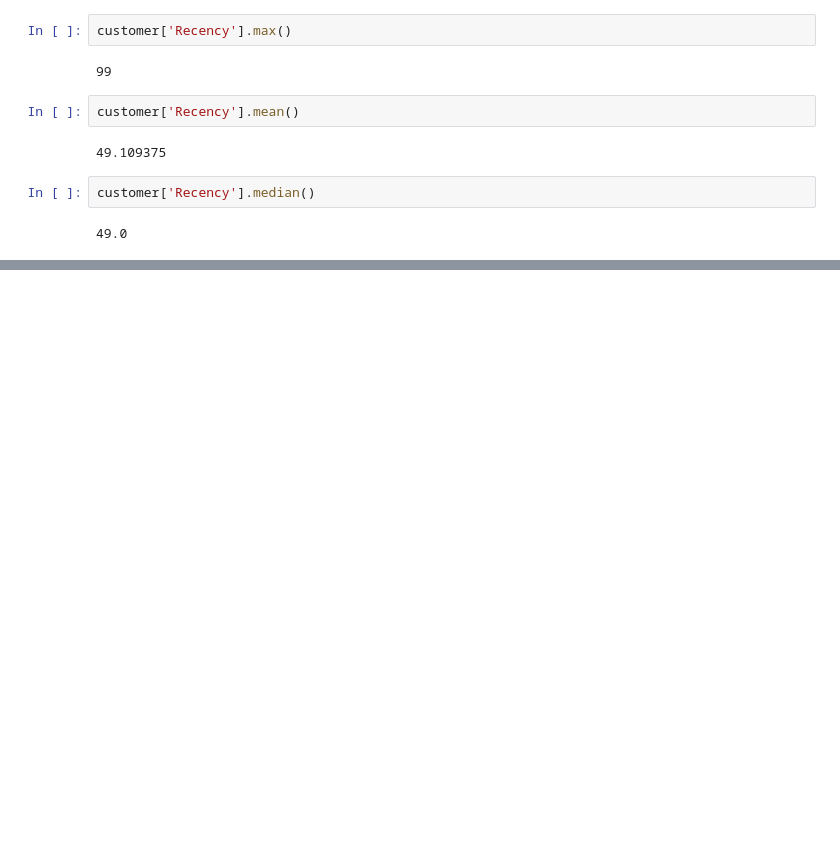
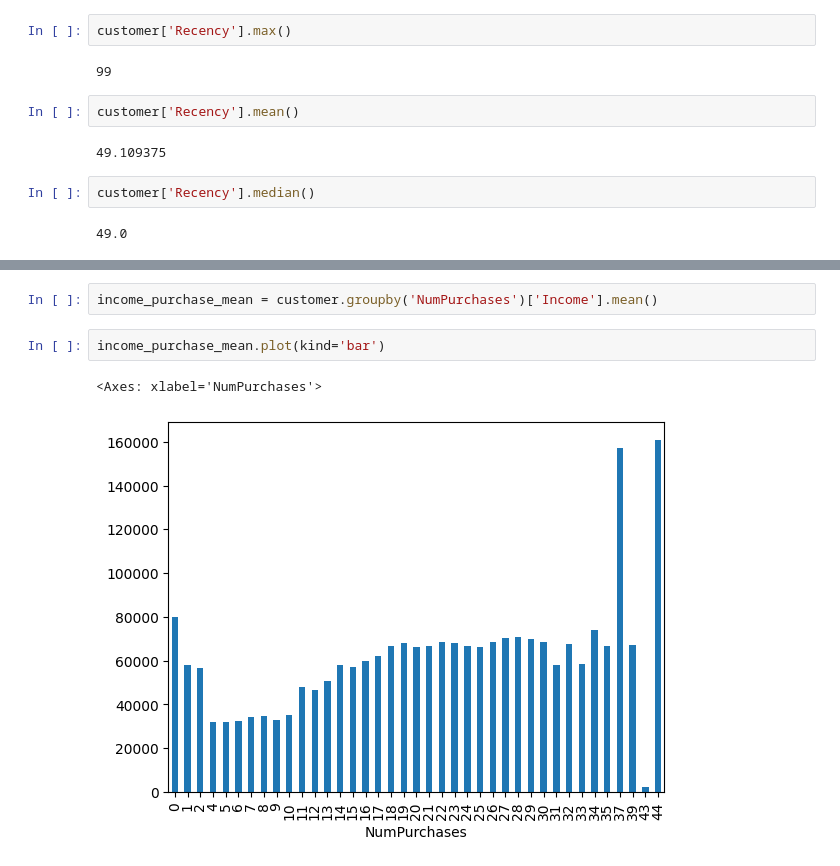
Before and after one commit to HajarRahimi/customer_analysis, a Jupyter notebook: customer_analysis.ipynb, the cells around one changed output, grey strips where cells are left out. Cells and saved outputs as stored; diff of their text form; blank space fills up the shorter version.

```diff
--- a/customer_analysis.ipynb
+++ b/customer_analysis.ipynb
@@ -129,0 +212,7 @@ customer['Recency'].median()
+# %%
+income_purchase_mean = customer.groupby('NumPurchases')['Income'].mean()
+# %%
+income_purchase_mean.plot(kind='bar')
+# %% [output]
+<Axes: xlabel='NumPurchases'>
+[figure, added]
```
Also changed, not shown: parts of 20 cells of this notebook.
